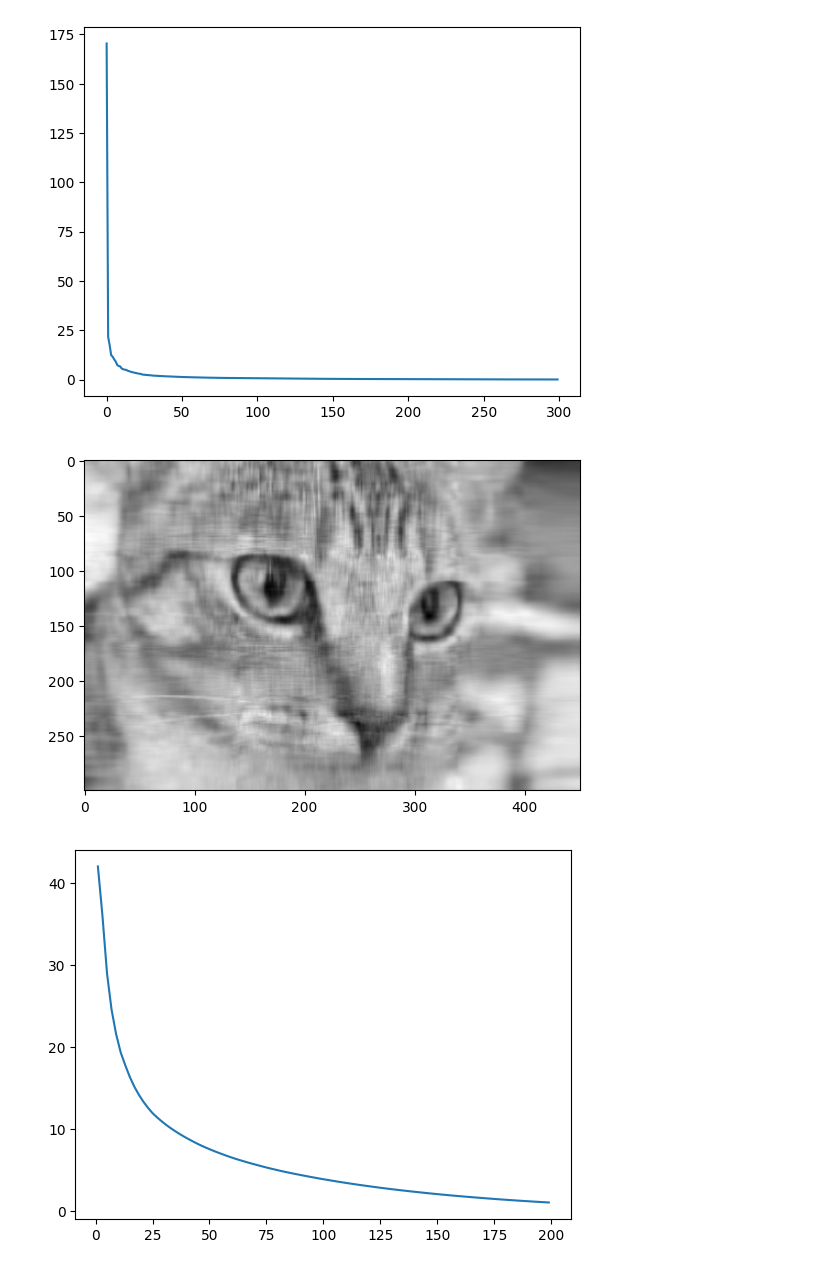
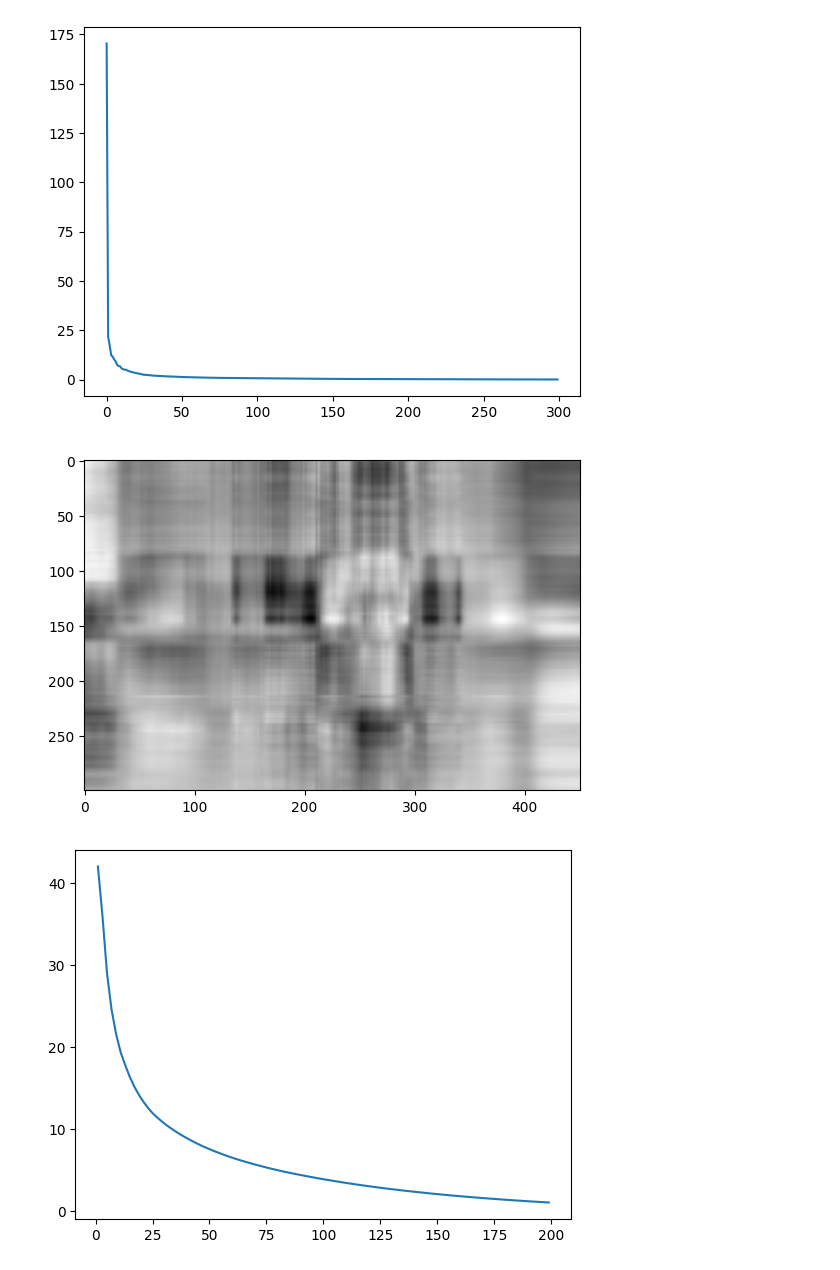
Before and after one commit to Tony3oo3/SMMAI_Lab, a Jupyter notebook: Homework 2/homework.ipynb, the cells around one changed output. Cells and saved outputs as stored; diff of their text form; code cells hidden in the pictures.

```diff
--- a/Homework 2/homework.ipynb
+++ b/Homework 2/homework.ipynb
@@ -389,10 +389,10 @@ def k_val_image_approximation(img, k):
         app_img = app_img + get_ith_dyad(i, svd_m)
     return app_img
 # %%
-plt.imshow(k_val_image_approximation(X, 20), cmap="gray")
+plt.imshow(k_val_image_approximation(X, 5), cmap="gray")
 plt.show()
 # %% [output]
-[figure, old version]
+[figure, new version]
 # %%
 approx_range = range(1, 200, 2)
 approx_error = [np.linalg.norm(X - k_val_image_approximation(X, k)) for k in approx_range]
```
